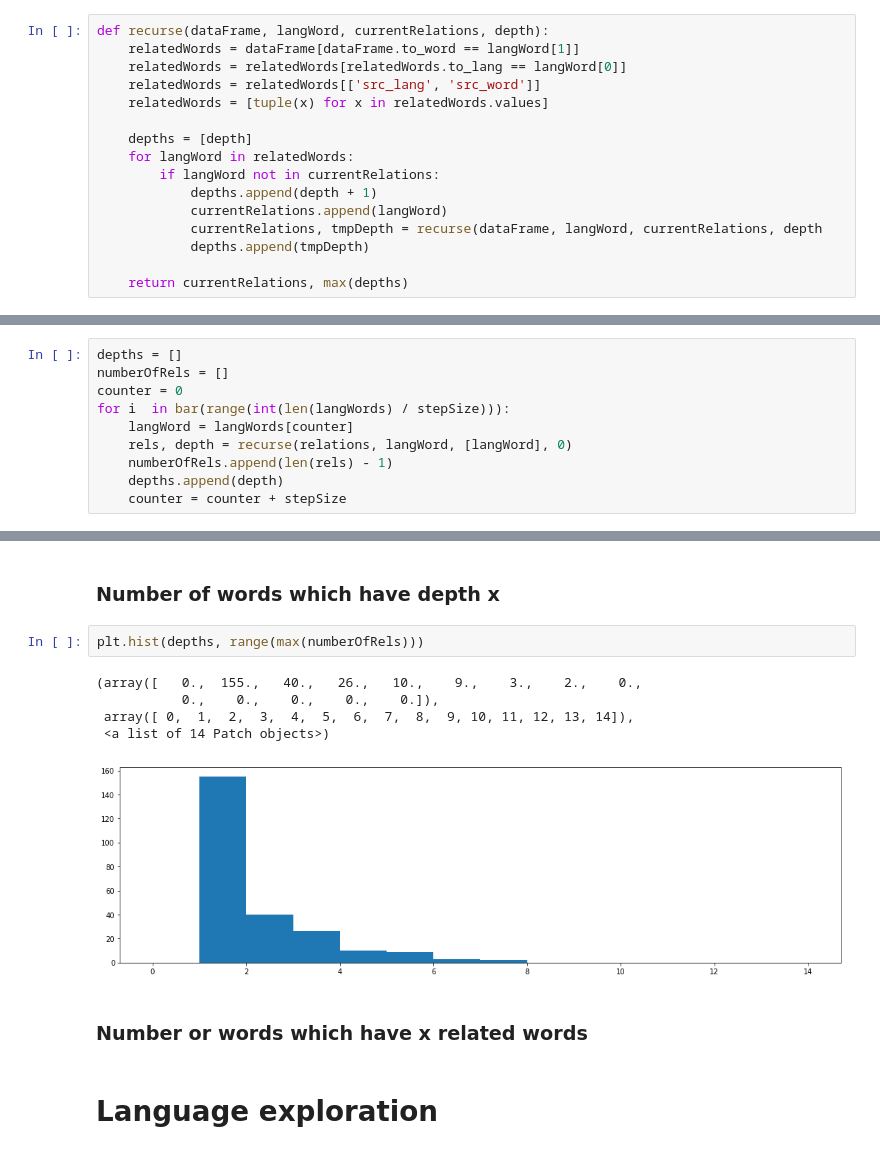
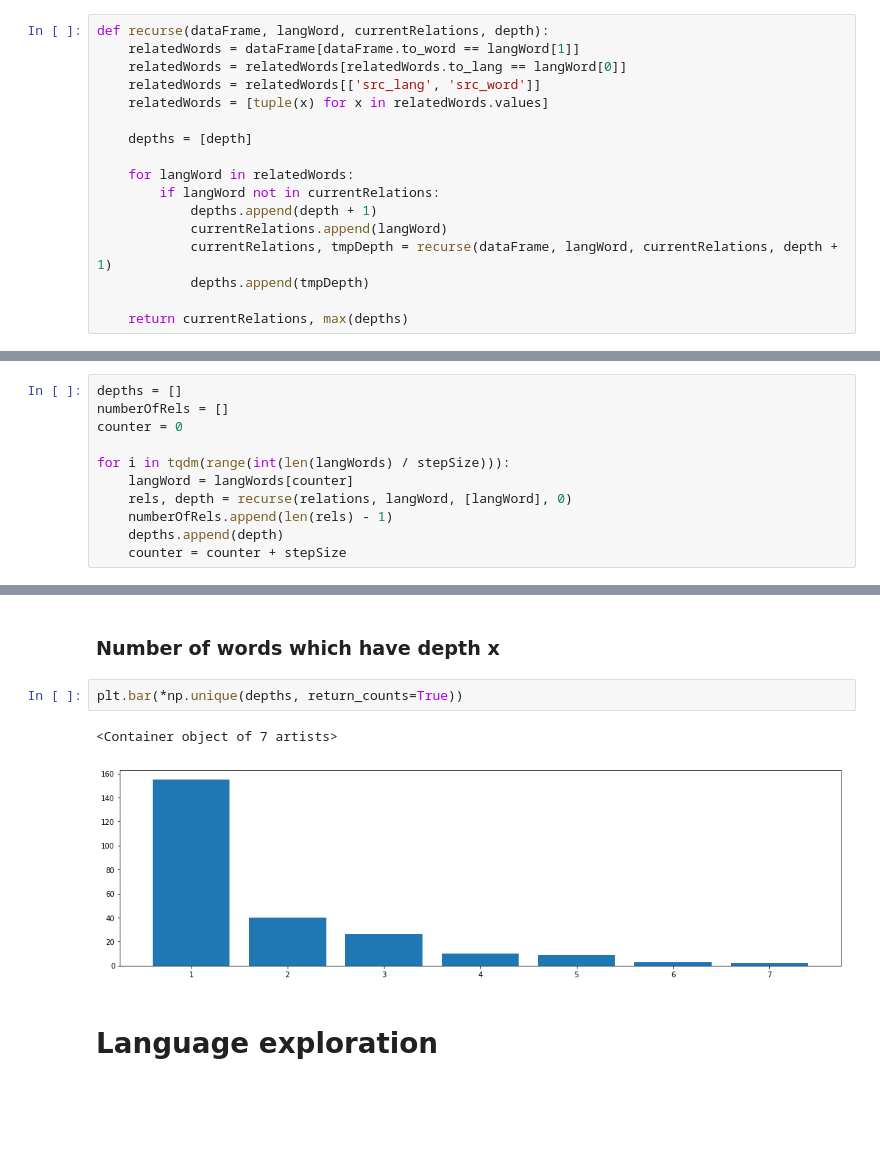
Before and after one commit to zifeo/Etymap, a Jupyter notebook: lab/exploration.ipynb, the cells around one changed output, grey strips where cells are left out. Saved outputs shown, nothing was run; the diff lists cells and outputs as text; blank space fills up the shorter version.

```diff
--- a/lab/exploration.ipynb
+++ b/lab/exploration.ipynb
@@ -79,11 +79,12 @@ def recurse(dataFrame, langWord, currentRelations, depth):
     relatedWords = [tuple(x) for x in relatedWords.values]
 
     depths = [depth]
+
     for langWord in relatedWords:
         if langWord not in currentRelations:
             depths.append(depth + 1)
             currentRelations.append(langWord)
-            currentRelations, tmpDepth = recurse(dataFrame, langWord, currentRelations, depth
+            currentRelations, tmpDepth = recurse(dataFrame, langWord, currentRelations, depth + 1)
             depths.append(tmpDepth)
 
     return currentRelations, max(depths)
@@ -123,7 +116,8 @@ bar = progressbar.ProgressBar(widgets=[
 depths = []
 numberOfRels = []
 counter = 0
-for i  in bar(range(int(len(langWords) / stepSize))):
+
+for i in tqdm(range(int(len(langWords) / stepSize))):
     langWord = langWords[counter]
     rels, depth = recurse(relations, langWord, [langWord], 0)
     numberOfRels.append(len(rels) - 1)
@@ -143,15 +126,10 @@ plt.hist(depths, range(max(depths)))
 # %% [markdown]
 ### Number of words which have depth x
-# %%
-plt.hist(depths, range(max(numberOfRels)))
-# %% [output]
-(array([   0.,  155.,   40.,   26.,   10.,    9.,    3.,    2.,    0.,
-           0.,    0.,    0.,    0.,    0.]),
- array([ 0,  1,  2,  3,  4,  5,  6,  7,  8,  9, 10, 11, 12, 13, 14]),
- <a list of 14 Patch objects>)
-[figure, removed]
-# %% [markdown]
-### Number or words which have x related words
+# %%
+plt.bar(*np.unique(depths, return_counts=True))
+# %% [output]
+<Container object of 7 artists>
+[figure, added]
 # %% [markdown]
 # Language exploration
 # %%
```
Also changed, not shown: parts of 20 cells of this notebook, 7 other files.
